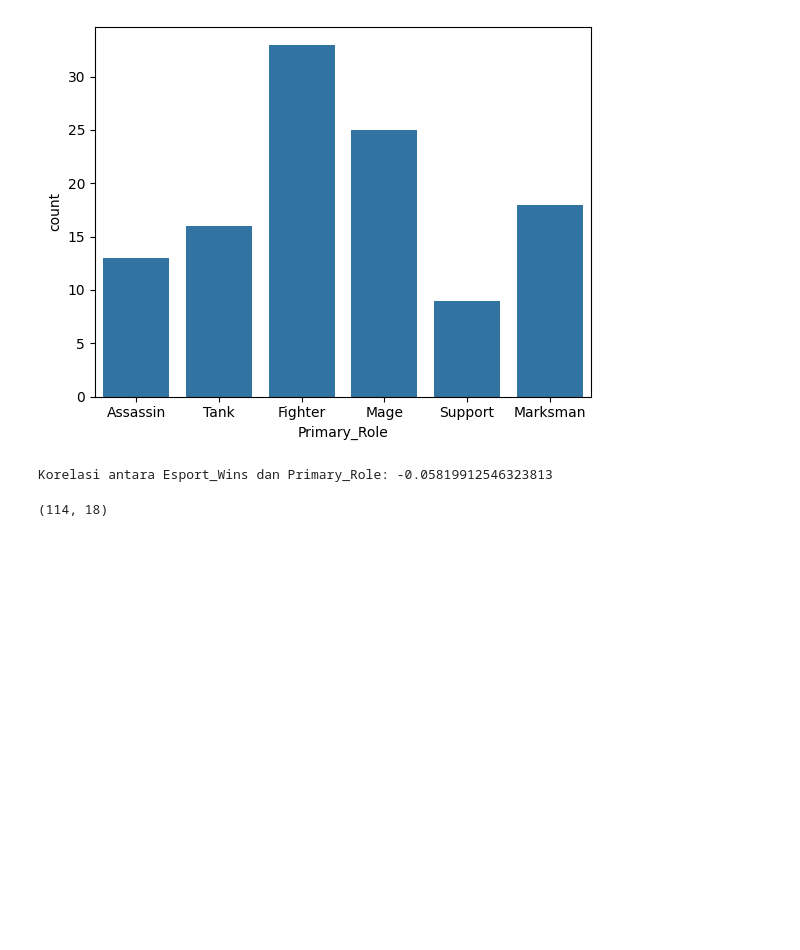
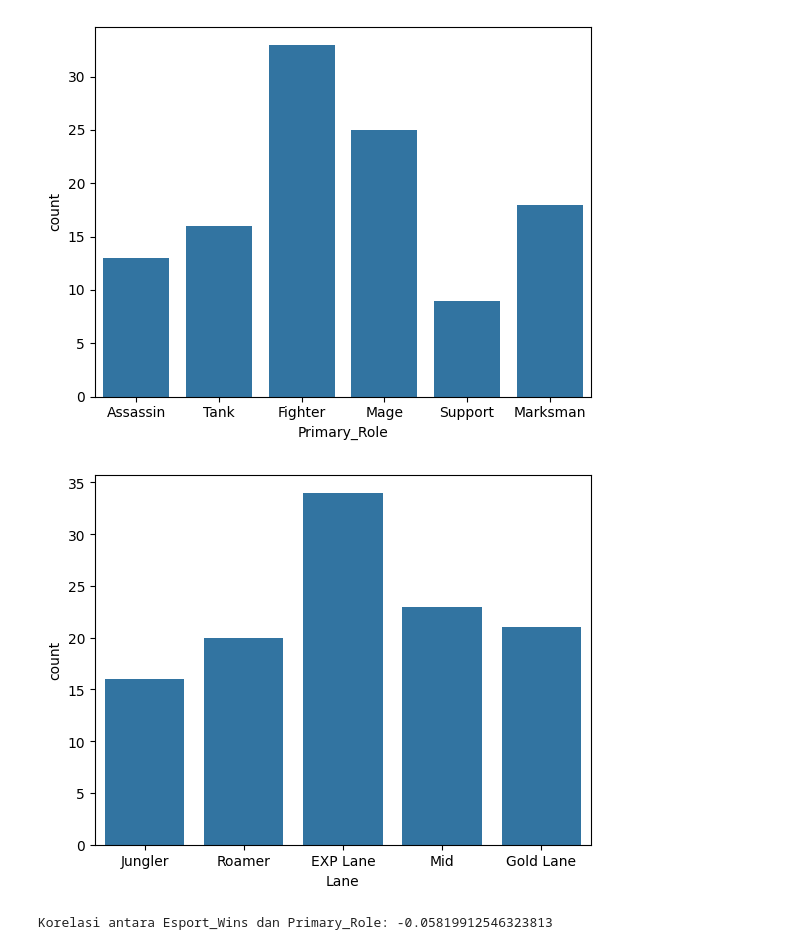
Before and after one commit to saifudienrosyid/MLBB_GenethicAlgorithm, a Jupyter notebook: main.ipynb, the cells around one changed output. Drawn from its saved outputs; the diff is of its cells as text; code cells hidden in the pictures; blank space fills up the shorter version.

```diff
--- a/ga_test.ipynb
+++ b/main.ipynb
@@ -56,12 +56,13 @@ sns.countplot(x='Primary_Role', data=df)
 plt.show()
 # %% [output]
 [figure]
+# %%
+sns.countplot(data=df, x='Lane')
+plt.show()
+# %% [output]
+[figure, added]
 # %%
 correlation = df['Esport_Wins'].corr(df['Phy_Damage'])
 print(f"Korelasi antara Esport_Wins dan Primary_Role: {correlation}")
 # %% [output]
 Korelasi antara Esport_Wins dan Primary_Role: -0.05819912546323813
-# %%
-df.shape
-# %% [output]
-(114, 18)
```
Also changed, not shown: parts of 1 cell of this notebook, 5 other files.
